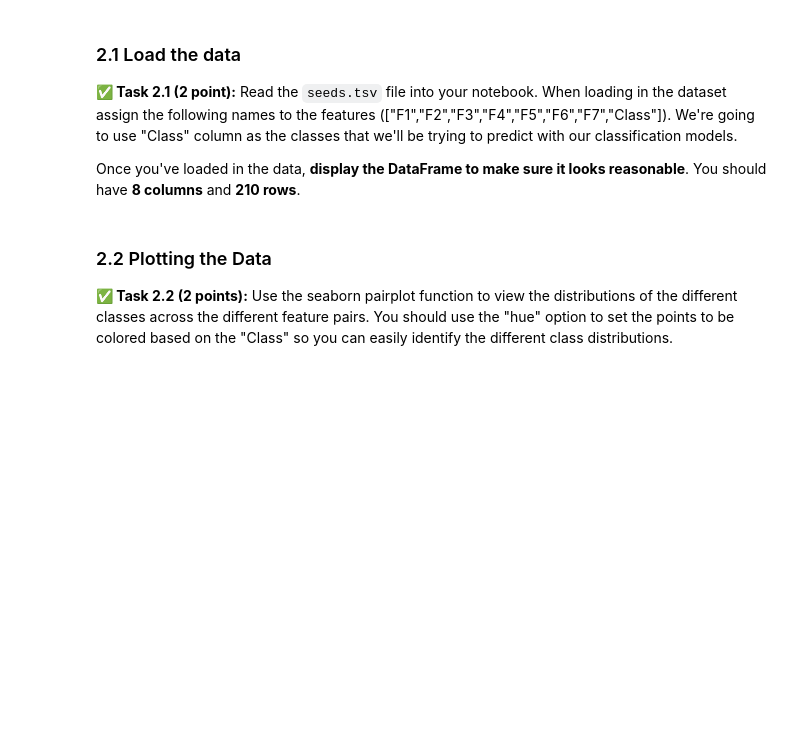
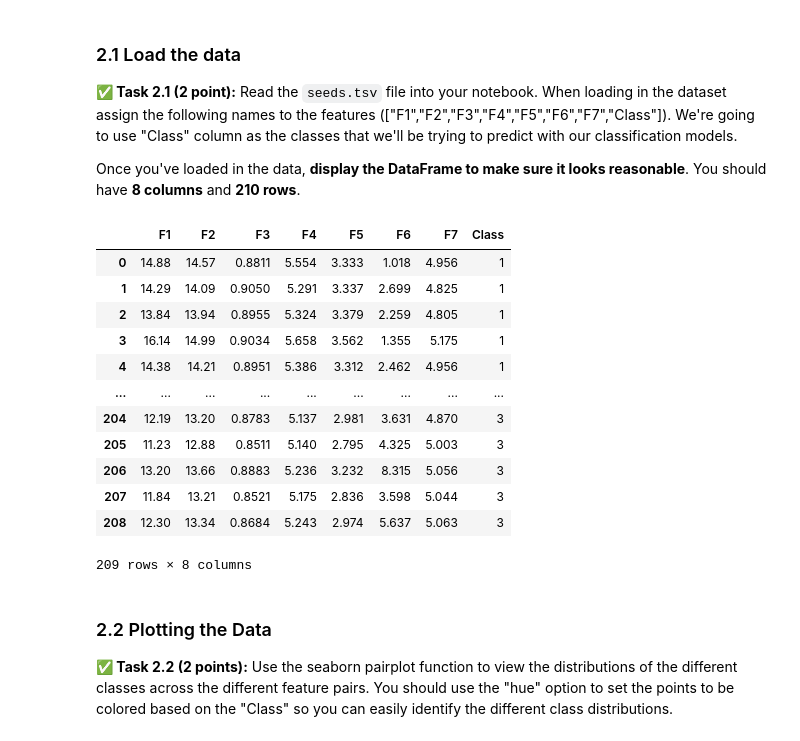
Before and after one commit to JamboLe/CMSE202-f24-turnin, a Jupyter notebook: hw-04/HW-04_PerceptronSVMandPCA-STUDENT (1).ipynb, the cells around one changed output. Saved outputs shown, nothing was run; the diff lists cells and outputs as text; code cells hidden in the pictures; blank space fills up the shorter version.

```diff
--- a/hw-04/HW-04_PerceptronSVMandPCA-STUDENT (1).ipynb
+++ b/hw-04/HW-04_PerceptronSVMandPCA-STUDENT (1).ipynb
@@ -90,3 +92,22 @@ Once you've loaded in the data, **display the DataFrame to make sure it looks re
+# %%
+# Put your code here
+seed_data = pd.read_csv('seeds.tsv', delimiter = '\t')
+seed_data.columns = ["F1","F2","F3","F4","F5","F6","F7","Class"]
+seed_data
+# %% [output]
+|  | F1 | F2 | F3 | F4 | F5 | F6 | F7 | Class |
+| 0 | 14.88 | 14.57 | 0.8811 | 5.554 | 3.333 | 1.018 | 4.956 | 1 |
+| 1 | 14.29 | 14.09 | 0.9050 | 5.291 | 3.337 | 2.699 | 4.825 | 1 |
+| 2 | 13.84 | 13.94 | 0.8955 | 5.324 | 3.379 | 2.259 | 4.805 | 1 |
+| 3 | 16.14 | 14.99 | 0.9034 | 5.658 | 3.562 | 1.355 | 5.175 | 1 |
+| 4 | 14.38 | 14.21 | 0.8951 | 5.386 | 3.312 | 2.462 | 4.956 | 1 |
+| ... | ... | ... | ... | ... | ... | ... | ... | ... |
+| 204 | 12.19 | 13.20 | 0.8783 | 5.137 | 2.981 | 3.631 | 4.870 | 3 |
+| 205 | 11.23 | 12.88 | 0.8511 | 5.140 | 2.795 | 4.325 | 5.003 | 3 |
+| 206 | 13.20 | 13.66 | 0.8883 | 5.236 | 3.232 | 8.315 | 5.056 | 3 |
+| 207 | 11.84 | 13.21 | 0.8521 | 5.175 | 2.836 | 3.598 | 5.044 | 3 |
+| 208 | 12.30 | 13.34 | 0.8684 | 5.243 | 2.974 | 5.637 | 5.063 | 3 |
+209 rows × 8 columns
 # %% [markdown]
 ### 2.2 Plotting the Data
 
```
Also changed, not shown: parts of 14 cells of this notebook.
